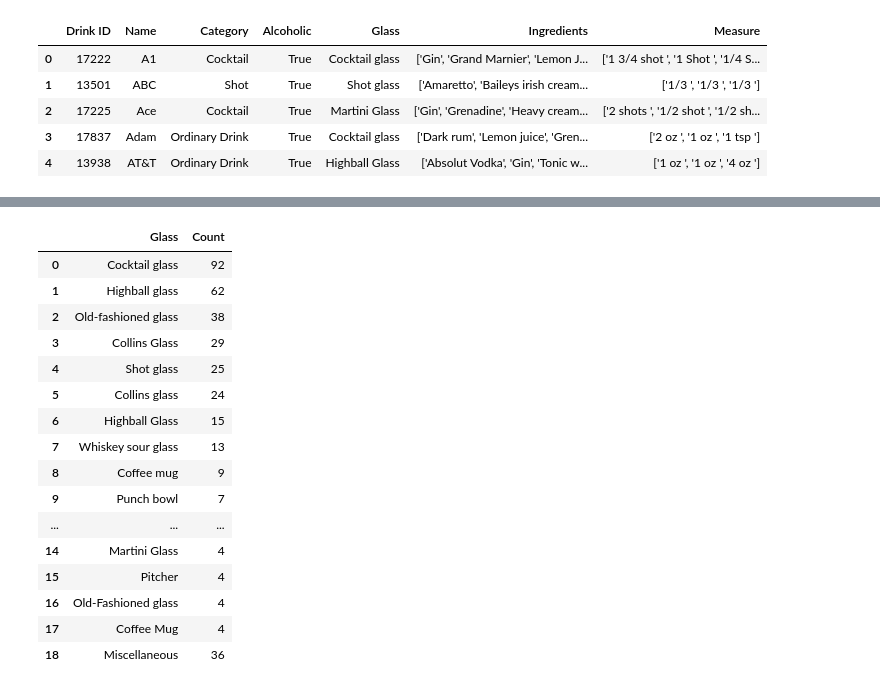
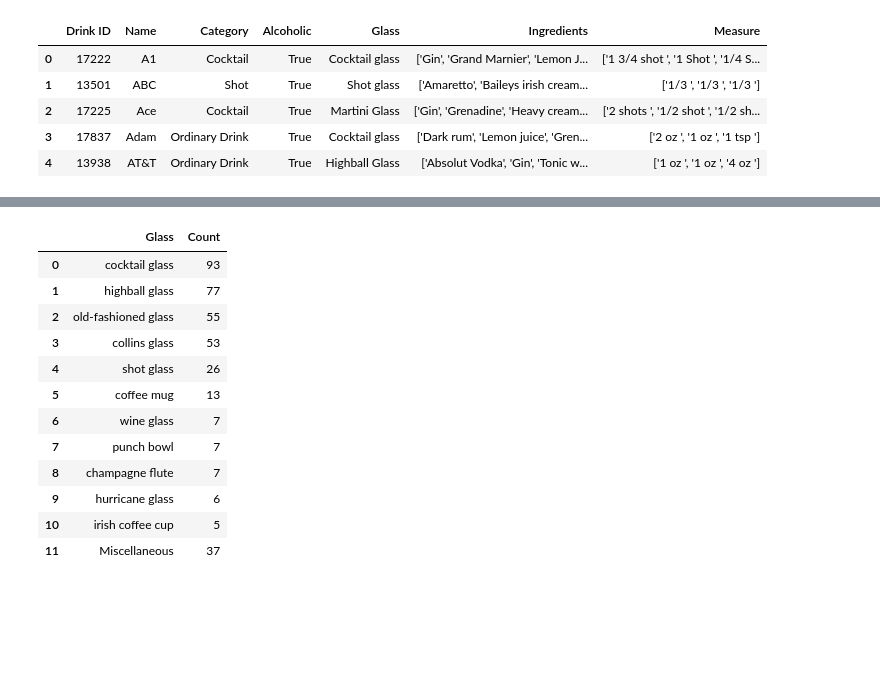
Before and after one commit to ashleep/Project-1_Team-1, a Jupyter notebook: ashleep_glasses.ipynb, the cells around one changed output, grey strips where cells are left out. Saved outputs shown, nothing was run; the diff lists cells and outputs as text; code cells hidden in the pictures; blank space fills up the shorter version.

```diff
--- a/ashleep_glasses.ipynb
+++ b/ashleep_glasses.ipynb
@@ -30,3 +30,15 @@ def convert(s):
         lst.append(x.translate({ord(i): None for i in "[']"}))
 
     return lst
+# %%
+#-------DATA MANIPULATION----------
+
+# Necessary copy of data frame. The value count is just a test. Feel free to delete that line
+glasses_df = temp_df.copy()
+glasses_df["Glass"] = glasses_df["Glass"].str.lower()
+glasses_df["Glass"] = glasses_df["Glass"].replace(["margarita/coupette glass","white wine glass", "whiskey sour glass"], ["margarita glass","wine glass", "old-fashioned glass"])
+glasses_df = glasses_df['Glass'].value_counts()
+glasses_df = glasses_df.reset_index()
+glasses_df = glasses_df.rename(columns={"Glass":"Count", "index":"Glass"})
+
+glasses_df
@@ -33,45 +63,36 @@ def convert(s):
 # %%
-# Necessary copy of data frame. The value count is just a test. Feel free to delete that line
-glasses_df = temp_df.copy()
-glasses_df = glasses_df['Glass'].value_counts()
-glasses_df = glasses_df.reset_index()
-glasses_df = glasses_df.rename(columns={"Glass":"Count", "index":"Glass"})
+#-------DATA ANALYSIS-----------------
 
 #define cuttoff value
-cutoff_value = 3
-
+cutoff_value = 4
 
 #glasses with counts less than cutoff value to be grouped in miscellaneous
 miscellaneous = 0
 for i in range(len(glasses_df)):
     count = glasses_df.loc[i,"Count"]
     if glasses_df.loc[i,"Count"] <= cutoff_value:
         miscellaneous +=count
 
 
 #drop glasses with less than cutoff value
 glasses_df = glasses_df[glasses_df.Count > cutoff_value]
 
 #append DF with item Miscellaneous
 glasses_df = glasses_df.append({"Glass":"Miscellaneous", "Count":miscellaneous}, ignore_index = True)
 
 glasses_df
 # %% [output]
 |  | Glass | Count |
-| 0 | Cocktail glass | 92 |
-| 1 | Highball glass | 62 |
-| 2 | Old-fashioned glass | 38 |
-| 3 | Collins Glass | 29 |
-| 4 | Shot glass | 25 |
-| 5 | Collins glass | 24 |
-| 6 | Highball Glass | 15 |
-| 7 | Whiskey sour glass | 13 |
-| 8 | Coffee mug | 9 |
-| 9 | Punch bowl | 7 |
-| ... | ... | ... |
-| 14 | Martini Glass | 4 |
-| 15 | Pitcher | 4 |
-| 16 | Old-Fashioned glass | 4 |
-| 17 | Coffee Mug | 4 |
-| 18 | Miscellaneous | 36 |
+| 0 | cocktail glass | 93 |
+| 1 | highball glass | 77 |
+| 2 | old-fashioned glass | 55 |
+| 3 | collins glass | 53 |
+| 4 | shot glass | 26 |
+| 5 | coffee mug | 13 |
+| 6 | wine glass | 7 |
+| 7 | punch bowl | 7 |
+| 8 | champagne flute | 7 |
+| 9 | hurricane glass | 6 |
+| 10 | irish coffee cup | 5 |
+| 11 | Miscellaneous | 37 |
 # %%
```
Also changed, not shown: parts of 5 cells of this notebook, 4 other files.
